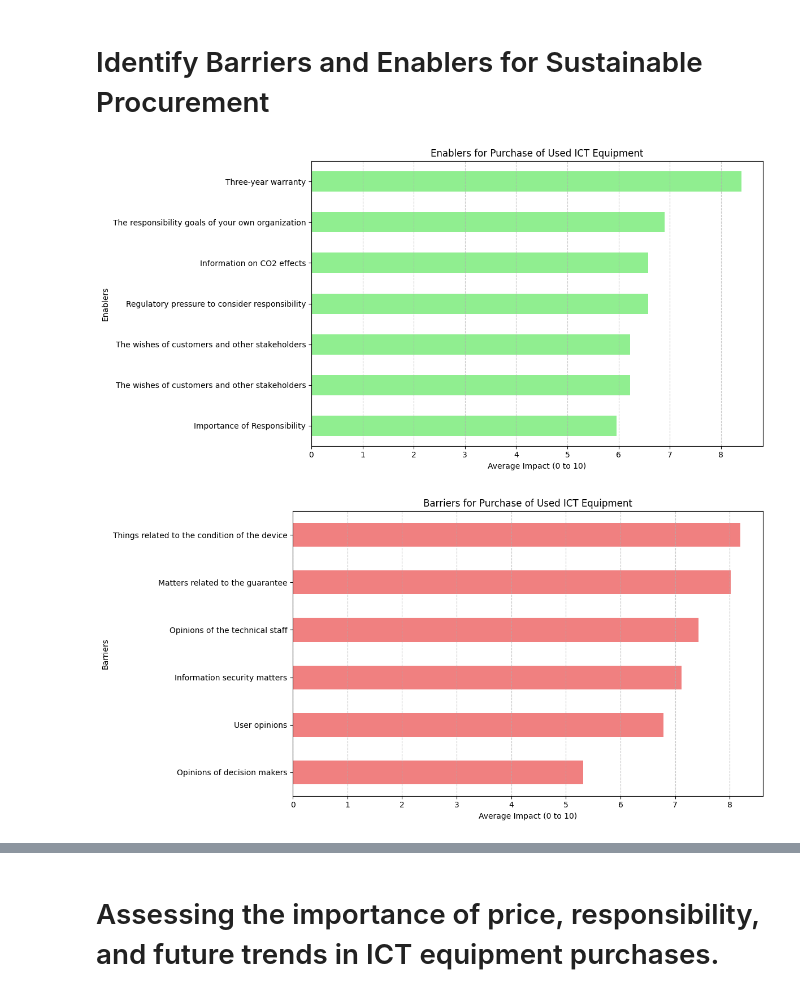
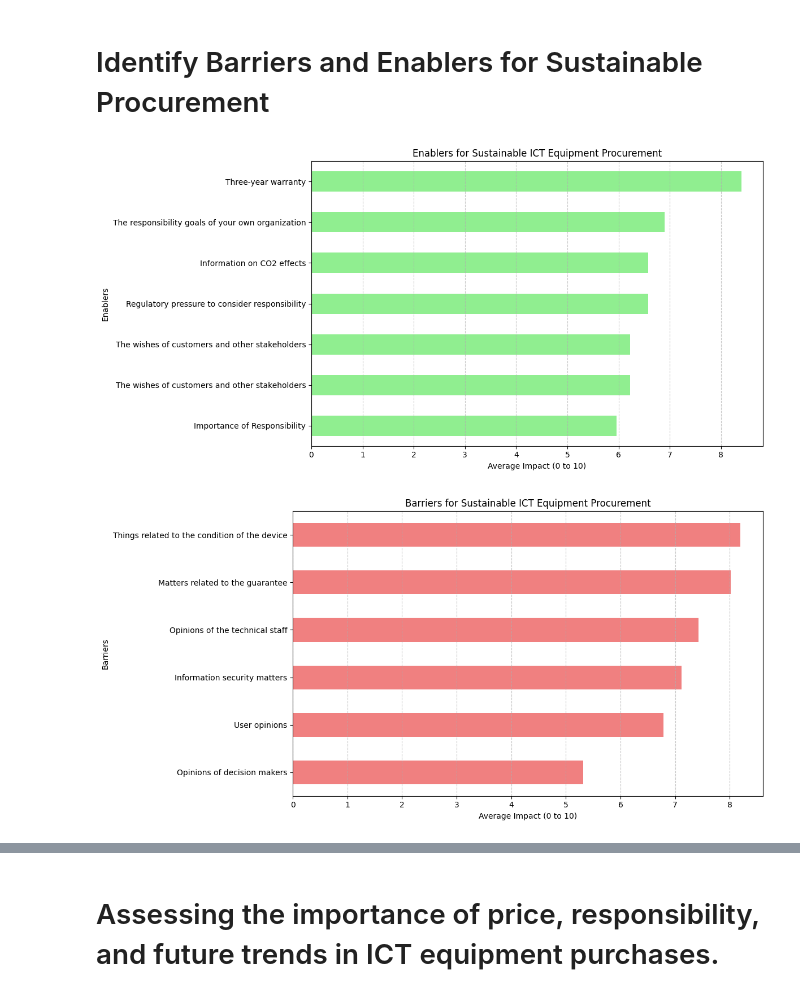
Before and after one commit to ProArif/Thesis, a Jupyter notebook: SurveyAnalysis.ipynb, the cells around one changed output, grey strips where cells are left out. Cells and saved outputs as stored; diff of their text form; code cells hidden in the pictures.

```diff
--- a/SurveyAnalysis.ipynb
+++ b/SurveyAnalysis.ipynb
@@ -626,13 +679,6 @@ dtype: object
 # %% [markdown]
 # Identify Barriers and Enablers for Sustainable Procurement
 # %%
-# # Renaming columns for easier access
-# data.rename(columns={
-#     'How important is price in your ICT equipment purchases? (0 not important | 3 a little | 5 somewhat | 7 a lot | 10 crucially important)': 'Importance of Price',
-#     'How important is responsibility in your ICT equipment purchases? (0 not important | 3 a little | 5 somewhat | 7 a lot | 10 crucially important)': 'Importance of Responsibility',
-#     'Will the share of responsibility factors increase in your ICT equipment procurement decisions in the next two years?': 'Increase in Responsibility Factors'
-# }, inplace=True)
-
 # Define enablers and barriers
 enablers = [
     'Information on CO2 effects',
@@ -644,7 +690,6 @@ enablers = [
     'The wishes of customers and other stakeholders'
 ]
 
-# Define barriers
 barriers = [
     'Information security matters',
     'Matters related to the guarantee',
@@ -674,39 +719,37 @@ data['Do you consider used equipment as an option when you make ICT equipment pr
 data['Do you receive the necessary information from your equipment supplier for your responsibility work, such as for reporting?'] = data['Do you receive the necessary information from your equipment supplier for your responsibility work, such as for reporting?'].map(binary_mapping_reverse)
 
 # Reverse the mapping for options responses
 data['Our partner takes care of decommissioning and recycling the equipment for us'] = data['Our partner takes care of decommissioning and recycling the equipment for us'].map(options_mapping_reverse)
 
 # Calculate mean impact score for each enabler
 enabler_means = data[enablers].mean()
 
 # Calculate mean impact score for each barrier
 barrier_means = data[barriers].mean()
 
-
-
 # Plotting Enablers
 plt.figure(figsize=(12, 6))
 enabler_means.sort_values().plot(kind='barh', color='lightgreen')
-plt.title('Enablers for Purchase of Used ICT Equipment')
+plt.title('Enablers for Sustainable ICT Equipment Procurement')
 plt.xlabel('Average Impact (0 to 10)')
 plt.ylabel('Enablers')
 plt.grid(axis='x', linestyle='--', alpha=0.7)
 plt.tight_layout()
 plt.show()
 
 
 # Plotting Barriers
 plt.figure(figsize=(12, 6))
 barrier_means.sort_values().plot(kind='barh', color='lightcoral')
-plt.title('Barriers for Purchase of Used ICT Equipment')
+plt.title('Barriers for Sustainable ICT Equipment Procurement')
 plt.xlabel('Average Impact (0 to 10)')
 plt.ylabel('Barriers')
 plt.grid(axis='x', linestyle='--', alpha=0.7)
 plt.tight_layout()
 plt.show()
 # %% [output]
-[figure, old version]
+[figure, new version]
-[figure, old version]
+[figure, new version]
 # %%
 # Group data by organization size and calculate mean impact scores for enablers
 enablers_data = data[enablers].groupby(data['How big is your organization?']).mean()
```
Also changed, not shown: parts of 9 cells of this notebook.
